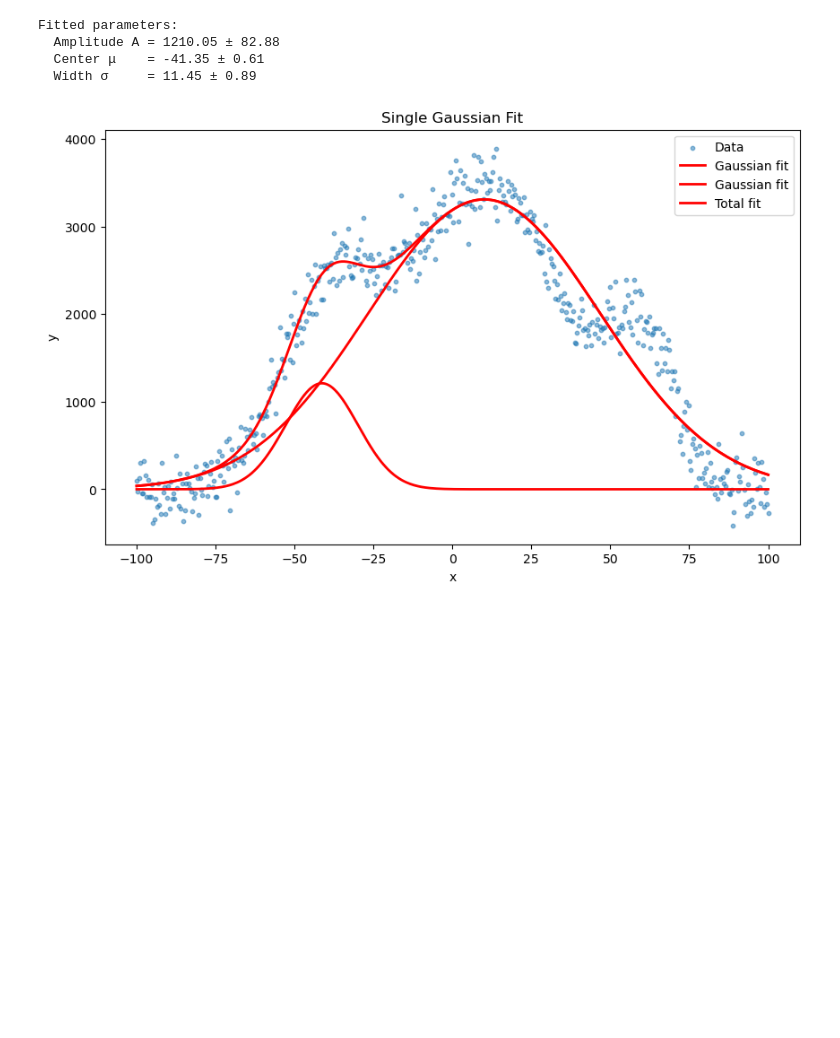
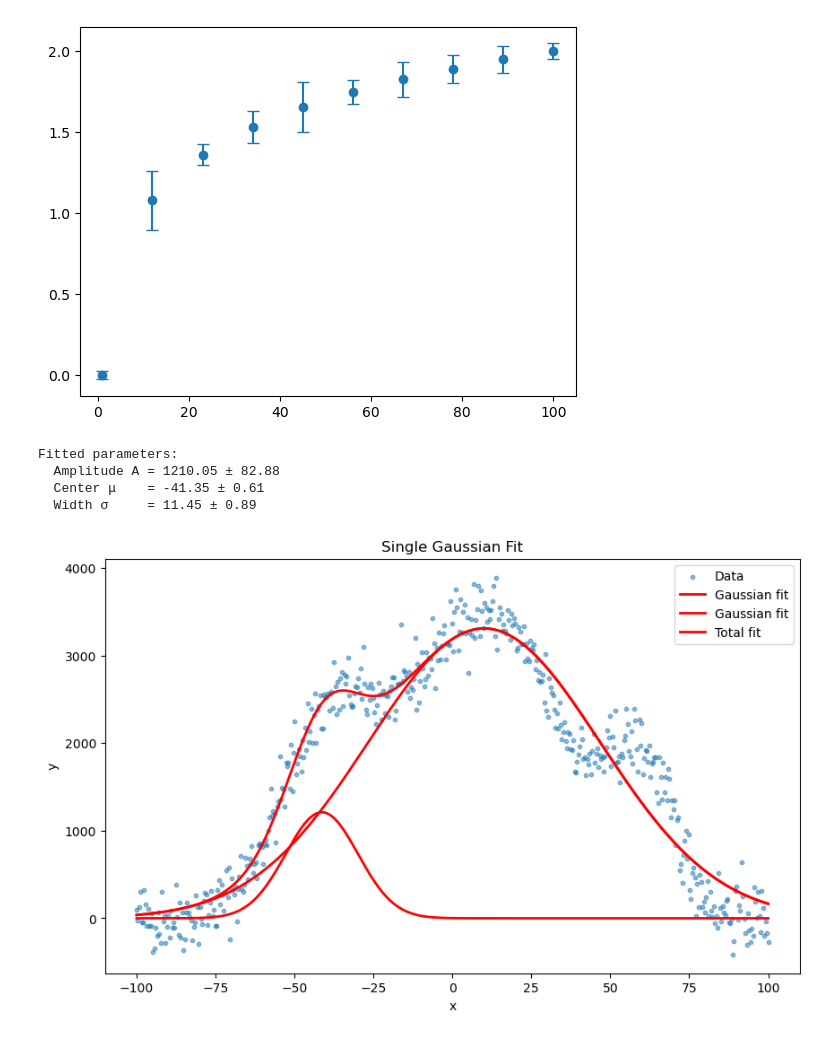
Before and after one commit to things-0/denison_2026, a Jupyter notebook: oli/old_stuff/test_workspace.ipynb, the cells around one changed output. Drawn from its saved outputs; the diff is of its cells as text; code cells hidden in the pictures; blank space fills up the shorter version.

```diff
--- a/oli/old_stuff/test_workspace.ipynb
+++ b/oli/old_stuff/test_workspace.ipynb
@@ -58,0 +47,12 @@ obr = [row[0] for row in results]
+# %%
+import matplotlib.pyplot as plt
+import numpy as np
+
+x = np.linspace(1, 100, 10)
+y = np.log10(x)
+y_err = np.abs(np.random.normal(0, 0.1, len(y)))
+
+plt.errorbar(x, y, yerr=y_err, fmt='o', capsize=4)
+plt.show()
+# %% [output]
+[figure, added]
```
Also changed, not shown: parts of 12 cells of this notebook, 7 other files.
